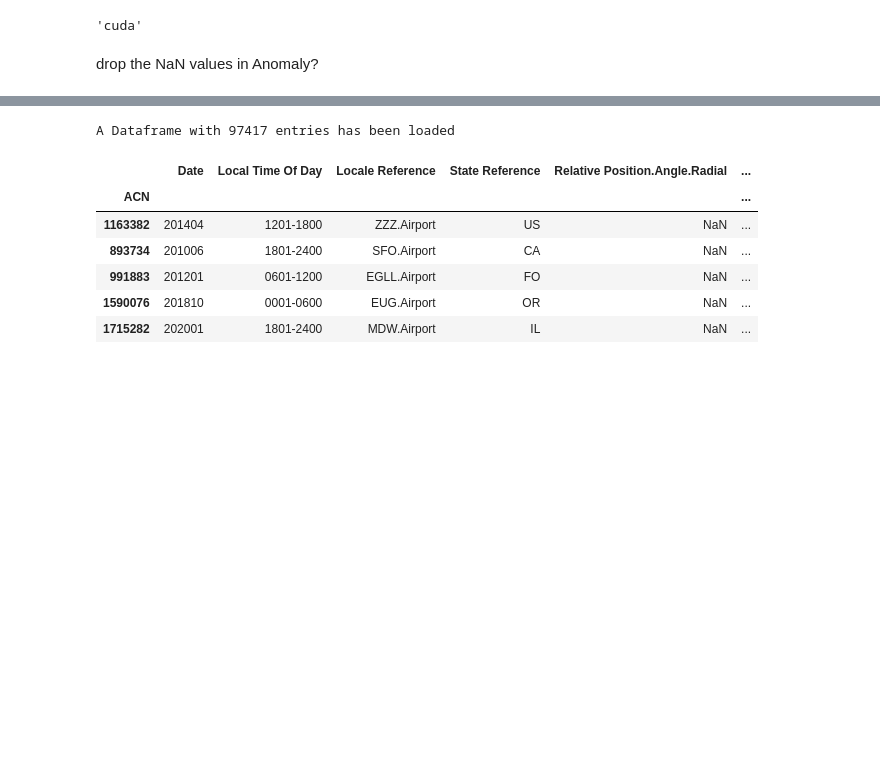
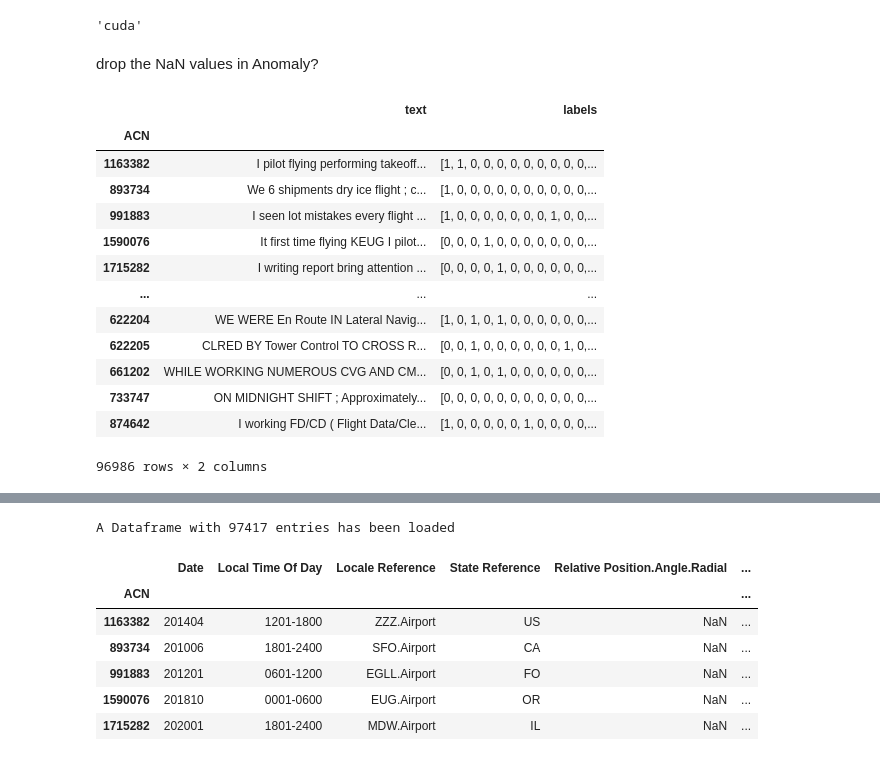
Before and after one commit to Gogonemnem/Safran-Project, a Jupyter notebook: aviation-classification.ipynb, the cells around one changed output, grey strips where cells are left out. Saved outputs shown, nothing was run; the diff lists cells and outputs as text; code cells hidden in the pictures; blank space fills up the shorter version.

Commit message:
fix preprocessed load

```diff
--- a/aviation-classification.ipynb
+++ b/aviation-classification.ipynb
@@ -47,5 +36,57 @@ def check_prefixes(anomaly, prefixes):
+# %%
+def load_data(path, labels, add_other=False, pp_path=None):
+    loaded_data = pd.read_pickle(path)[0]
+
+    # Drop Anomaly NaN's
+    loaded_data = loaded_data.dropna(subset=['Anomaly'])#.reset_index(drop=True)
+
+    # Convert the 'Anomaly' column to a list of lists
+    anomaly_series = loaded_data['Anomaly']
+    anomaly_list = anomaly_series.str.split(';').apply(lambda x: [item.strip() for item in x])
+
+    # Initialize a DataFrame to hold the one-hot-encoded anomalies
+    anomaly_df = pd.DataFrame(index=loaded_data.index)
+
+    # Populate the DataFrame with one-hot-encoded columns for each prefix
+    for prefix in labels:
+        anomaly_df[prefix] = anomaly_list.apply(lambda anomalies: any(anomaly.startswith(prefix) for anomaly in anomalies)).astype(int)
+
+    # Add the 'Other' category
+    if add_other:
+        anomaly_df['Other'] = (anomaly_df.sum(axis=1) == 0).astype(int)
+
+    # Assign the one-hot-encoded anomalies as a new column 'labels' to 'loaded_data'
+    loaded_data['labels'] = anomaly_df.apply(lambda row: row.tolist(), axis=1)
+
+    # Now, 'loaded_data' is a DataFrame that includes both the 'text' and 'labels' columns
+    if pp_path is None:
+        loaded_data['text'] = loaded_data["Narrative"]
+    else:
+        loaded_data['text'] = pd.read_pickle(pp_path)
+
+    # If you want to create a new DataFrame with just 'text' and 'labels':
+    final_df = loaded_data[['text', 'labels']]
+    return final_df
 # %%
 # from google.colab import drive
 # drive.mount('/content/drive')
 # %% [markdown]
 drop the NaN values in Anomaly?
+# %%
+train_df = load_data("./data/train_data_final.pkl", ANOMALY_LABELS, pp_path="./data/train_data_processed2.pkl")
+train_df
+# %% [output]
+|  | text | labels |
+| ACN |  |  |
+| 1163382 | I pilot flying performing takeoff... | [1, 1, 0, 0, 0, 0, 0, 0, 0, 0, 0,... |
+| 893734 | We 6 shipments dry ice flight ; c... | [1, 0, 0, 0, 0, 0, 0, 0, 0, 0, 0,... |
+| 991883 | I seen lot mistakes every flight ... | [1, 0, 0, 0, 0, 0, 0, 0, 1, 0, 0,... |
+| 1590076 | It first time flying KEUG I pilot... | [0, 0, 0, 1, 0, 0, 0, 0, 0, 0, 0,... |
+| 1715282 | I writing report bring attention ... | [0, 0, 0, 0, 1, 0, 0, 0, 0, 0, 0,... |
+| ... | ... | ... |
+| 622204 | WE WERE En Route IN Lateral Navig... | [1, 0, 1, 0, 1, 0, 0, 0, 0, 0, 0,... |
+| 622205 | CLRED BY Tower Control TO CROSS R... | [0, 0, 1, 0, 0, 0, 0, 0, 0, 1, 0,... |
+| 661202 | WHILE WORKING NUMEROUS CVG AND CM... | [0, 0, 1, 0, 1, 0, 0, 0, 0, 0, 0,... |
+| 733747 | ON MIDNIGHT SHIFT ; Approximately... | [0, 0, 0, 0, 0, 0, 0, 0, 0, 0, 0,... |
+| 874642 | I working FD/CD ( Flight Data/Cle... | [1, 0, 0, 0, 0, 0, 1, 0, 0, 0, 0,... |
+96986 rows × 2 columns
```
Also changed, not shown: parts of 15 cells of this notebook.
